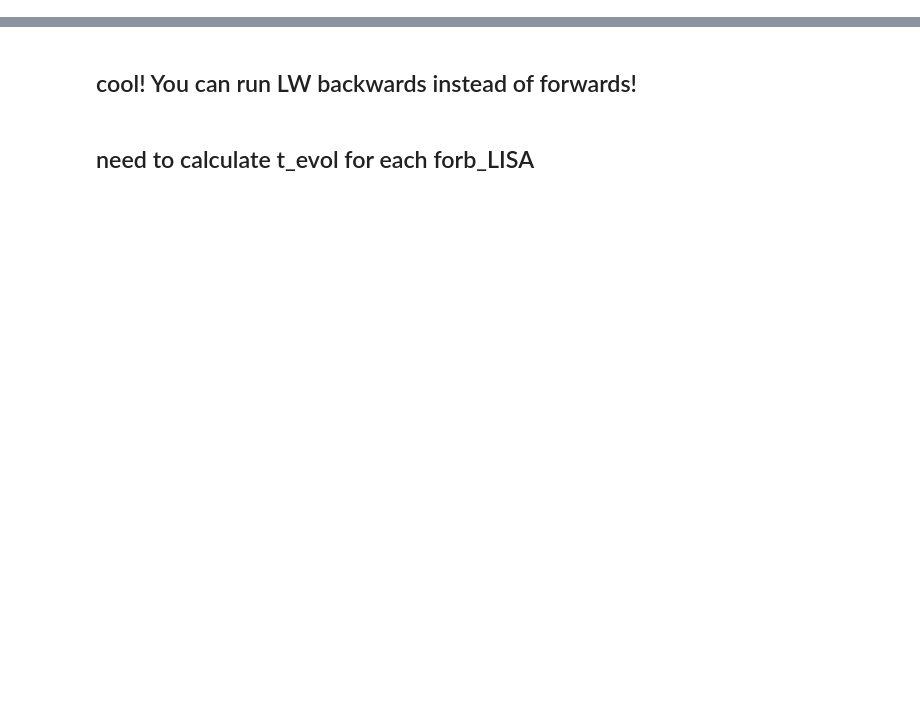
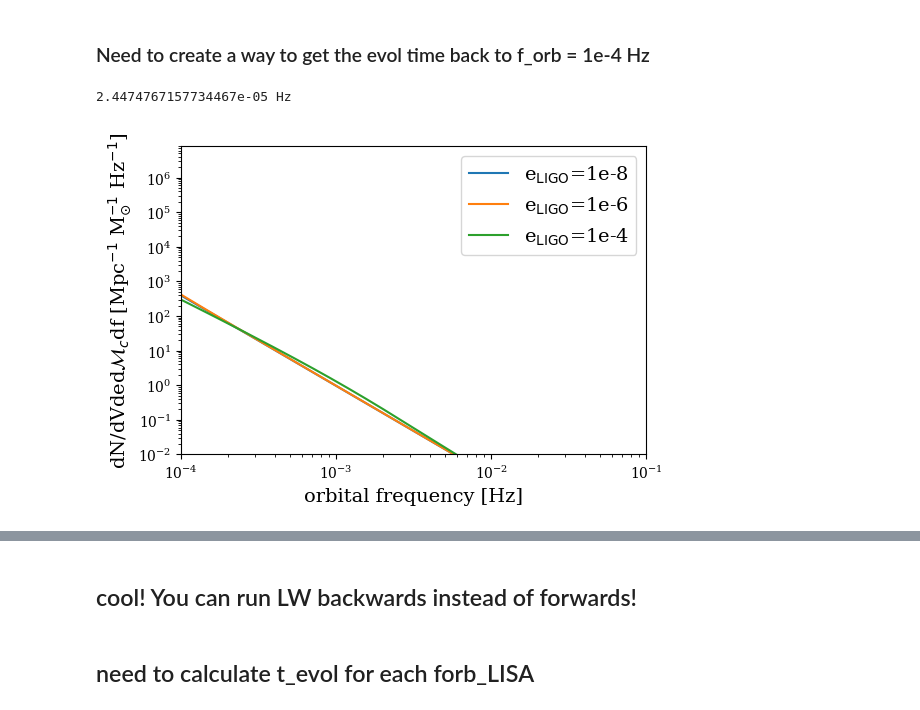
Before and after one commit to katiebreivik/eccentric-catastrophe, a Jupyter notebook: src/scripts/scratch.ipynb, the cells around one changed output, grey strips where cells are left out. Saved outputs shown, nothing was run; the diff lists cells and outputs as text; code cells hidden in the pictures; blank space fills up the shorter version.

Commit message:
coding up the rate evolution

```diff
--- a/src/scripts/scratch.ipynb
+++ b/src/scripts/scratch.ipynb
@@ -15,4 +14,0 @@ f_orb_i = 1 * u.Hz
-# %%
-# evolve with only 10 timesteps
-f_orb_evol, ecc_evol = evol.evol_ecc(t_evol=-5*u.yr, n_step=2, m_1=m_1, m_2=m_2, f_orb_i=f_orb_i, ecc_i=ecc_i,
-                                     t_before=0.1*u.yr, output_vars=["f_orb", "ecc"])
@@ -22,0 +75,7 @@ f_orb_evol, ecc_evol
+# %% [markdown]
+### Need to create a way to get the evol time back to f_orb = 1e-4 Hz
+# %%
+f = utils.get_f_orb_from_a(m_1=30 * u.Msun, m_2=30 * u.Msun, a=10 * u.Rsun)
+print(f)
+# %% [output]
+2.4474767157734467e-05 Hz
@@ -22,0 +84,25 @@ f_orb_evol, ecc_evol
+# %%
+dNdVdedMcdt = 0.01 * u.Mpc**(-3) * u.yr**(-1) * u.Msun**(-1)
+m1 = 50
+m2 = 50
+# %%
+f_lo, e_lo, t_lo, dNdVde_LISAdMcdf_lo = dNdVde_primedMcdf(dNdVdedMcdt, m1=m1*u.Msun, m2=m2*u.Msun, f_LIGO=10*u.Hz, e_LIGO=0.00000001)
+f_mid, e_mid, t_mid, dNdVde_LISAdMcdf_mid = dNdVde_primedMcdf(dNdVdedMcdt, m1=m1*u.Msun, m2=m2*u.Msun, f_LIGO=10*u.Hz, e_LIGO=0.000001)
+f_hi, e_hi, t_hi, dNdVde_LISAdMcdf_hi = dNdVde_primedMcdf(dNdVdedMcdt, m1=m1*u.Msun, m2=m2*u.Msun, f_LIGO=10*u.Hz, e_LIGO=0.0001)
+
+e_labels=['1e-8', '1e-6', '1e-4']
+mc = utils.chirp_mass(m_1=m1*u.Msun, m_2=m2*u.Msun)
+# %%
+fig = plt.figure(figsize=(6,4))
+for f, rate, mc, elabel in zip([f_lo, f_mid, f_hi], [dNdVde_LISAdMcdf_lo, dNdVde_LISAdMcdf_mid, dNdVde_LISAdMcdf_hi], [mc, mc, mc], e_labels):
+    plt.plot(f, rate.to(u.Mpc**(-3) * u.Hz**(-1) * u.Msun**(-1)), label=r'e$_{\rm{LIGO}}$='+elabel)
+plt.legend(prop={'size':14})
+plt.xscale('log')
+plt.yscale('log')
+plt.ylabel(r'dN/dVded$\mathcal{M}_c$df [Mpc$^{-1}$ M$_{\odot}^{-1}$ Hz$^{-1}$]', size=14)
+plt.xlabel('orbital frequency [Hz]', size=14)
+plt.xlim(1e-4, 1e-1)
+plt.ylim(0.01, 8e6)
+plt.tick_params(labelsize=10)
+# %% [output]
+[figure, added]
```
Also changed, not shown: parts of 34 cells of this notebook, 2 other files.
